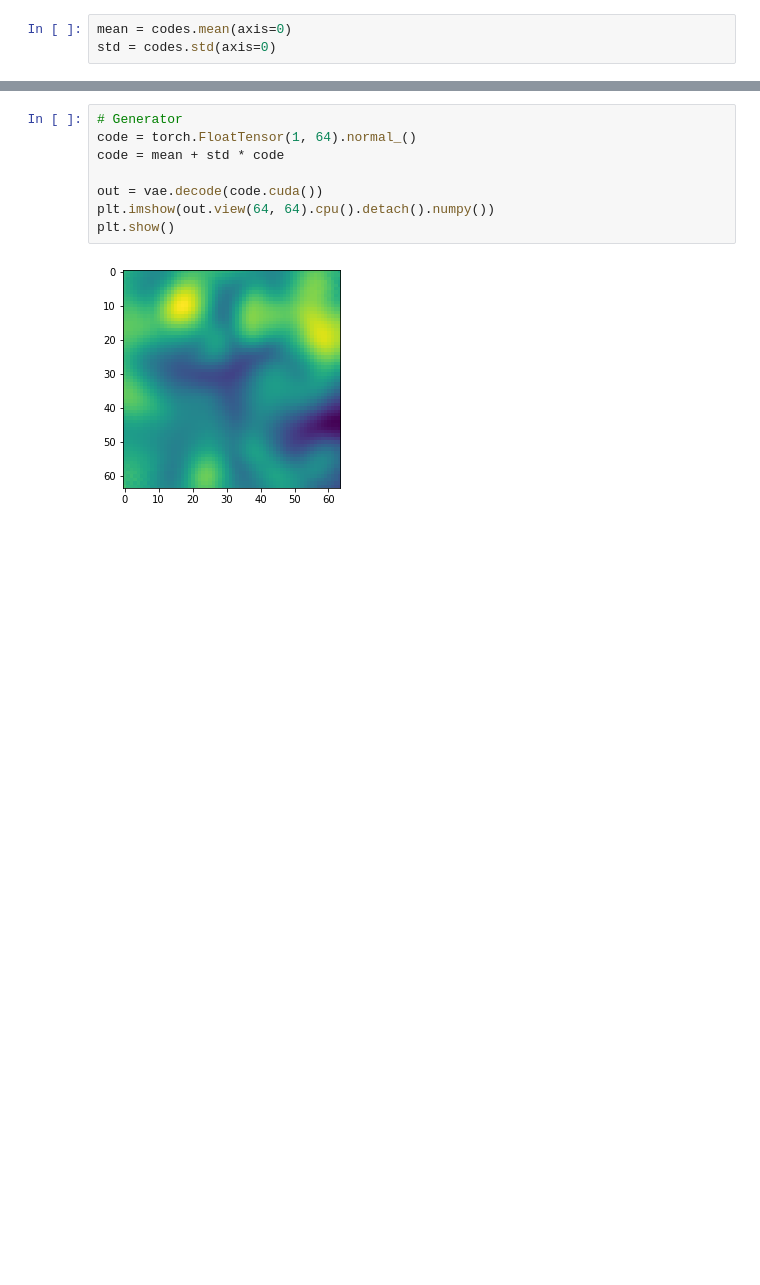
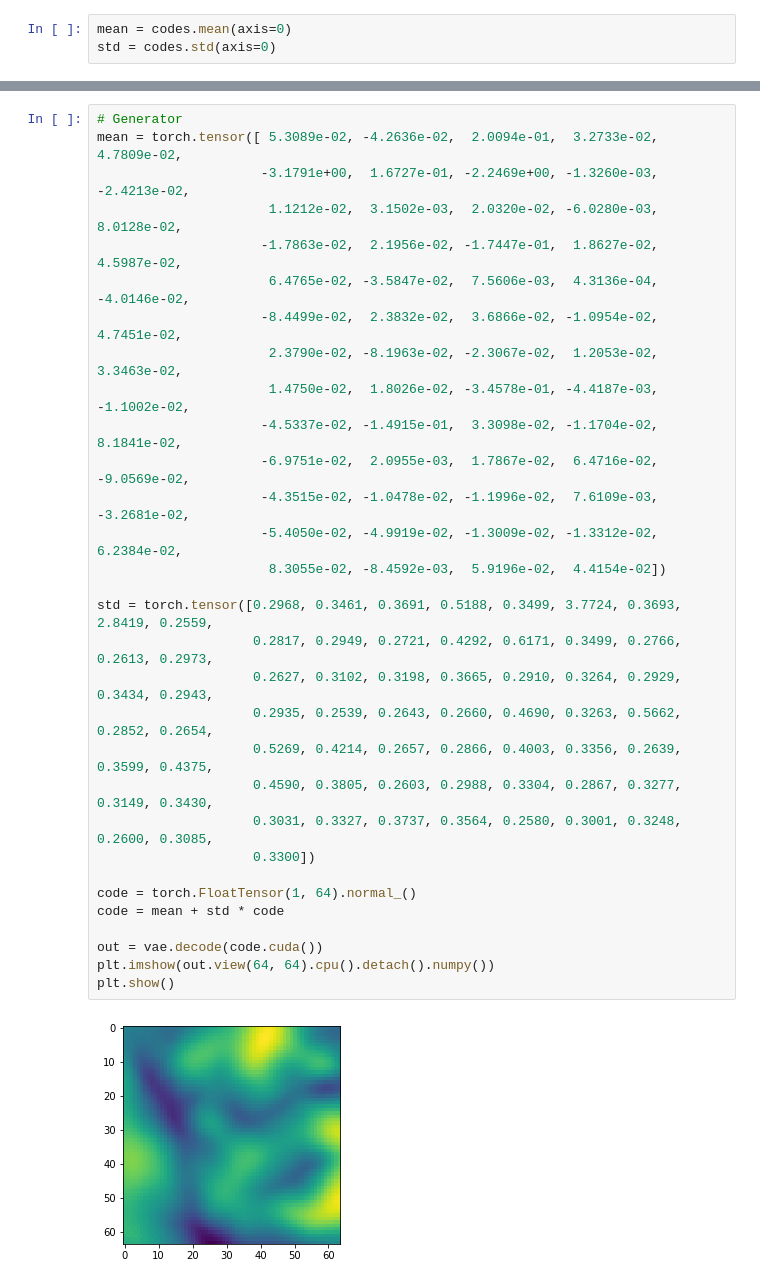
Before and after one commit to nikitakuchur/landscape-generator, a Jupyter notebook: variational_autoencoder.ipynb, the cells around one changed output, grey strips where cells are left out. Cells and saved outputs as stored; diff of their text form; blank space fills up the shorter version.

```diff
--- a/variational_autoencoder.ipynb
+++ b/variational_autoencoder.ipynb
@@ -234,10 +230,33 @@ tensor([0.2984, 0.3506, 0.3693, 0.5137, 0.3491, 3.7725, 0.3711, 2.8414, 0.2529,
-# %%
-# Generator
-code = torch.FloatTensor(1, 64).normal_()
-code = mean + std * code
-
-out = vae.decode(code.cuda())
-plt.imshow(out.view(64, 64).cpu().detach().numpy())
-plt.show()
-# %% [output]
-[figure, removed]
+# %%
+# Generator
+mean = torch.tensor([ 5.3089e-02, -4.2636e-02,  2.0094e-01,  3.2733e-02,  4.7809e-02,
+                     -3.1791e+00,  1.6727e-01, -2.2469e+00, -1.3260e-03, -2.4213e-02,
+                      1.1212e-02,  3.1502e-03,  2.0320e-02, -6.0280e-03,  8.0128e-02,
+                     -1.7863e-02,  2.1956e-02, -1.7447e-01,  1.8627e-02,  4.5987e-02,
+                      6.4765e-02, -3.5847e-02,  7.5606e-03,  4.3136e-04, -4.0146e-02,
+                     -8.4499e-02,  2.3832e-02,  3.6866e-02, -1.0954e-02,  4.7451e-02,
+                      2.3790e-02, -8.1963e-02, -2.3067e-02,  1.2053e-02,  3.3463e-02,
+                      1.4750e-02,  1.8026e-02, -3.4578e-01, -4.4187e-03, -1.1002e-02,
+                     -4.5337e-02, -1.4915e-01,  3.3098e-02, -1.1704e-02,  8.1841e-02,
+                     -6.9751e-02,  2.0955e-03,  1.7867e-02,  6.4716e-02, -9.0569e-02,
+                     -4.3515e-02, -1.0478e-02, -1.1996e-02,  7.6109e-03, -3.2681e-02,
+                     -5.4050e-02, -4.9919e-02, -1.3009e-02, -1.3312e-02,  6.2384e-02,
+                      8.3055e-02, -8.4592e-03,  5.9196e-02,  4.4154e-02])
+
+std = torch.tensor([0.2968, 0.3461, 0.3691, 0.5188, 0.3499, 3.7724, 0.3693, 2.8419, 0.2559,
+                    0.2817, 0.2949, 0.2721, 0.4292, 0.6171, 0.3499, 0.2766, 0.2613, 0.2973,
+                    0.2627, 0.3102, 0.3198, 0.3665, 0.2910, 0.3264, 0.2929, 0.3434, 0.2943,
+                    0.2935, 0.2539, 0.2643, 0.2660, 0.4690, 0.3263, 0.5662, 0.2852, 0.2654,
+                    0.5269, 0.4214, 0.2657, 0.2866, 0.4003, 0.3356, 0.2639, 0.3599, 0.4375,
+                    0.4590, 0.3805, 0.2603, 0.2988, 0.3304, 0.2867, 0.3277, 0.3149, 0.3430,
+                    0.3031, 0.3327, 0.3737, 0.3564, 0.2580, 0.3001, 0.3248, 0.2600, 0.3085,
+                    0.3300])
+
+code = torch.FloatTensor(1, 64).normal_()
+code = mean + std * code
+
+out = vae.decode(code.cuda())
+plt.imshow(out.view(64, 64).cpu().detach().numpy())
+plt.show()
+# %% [output]
+[figure, added]
```
Also changed, not shown: parts of 9 cells of this notebook.
